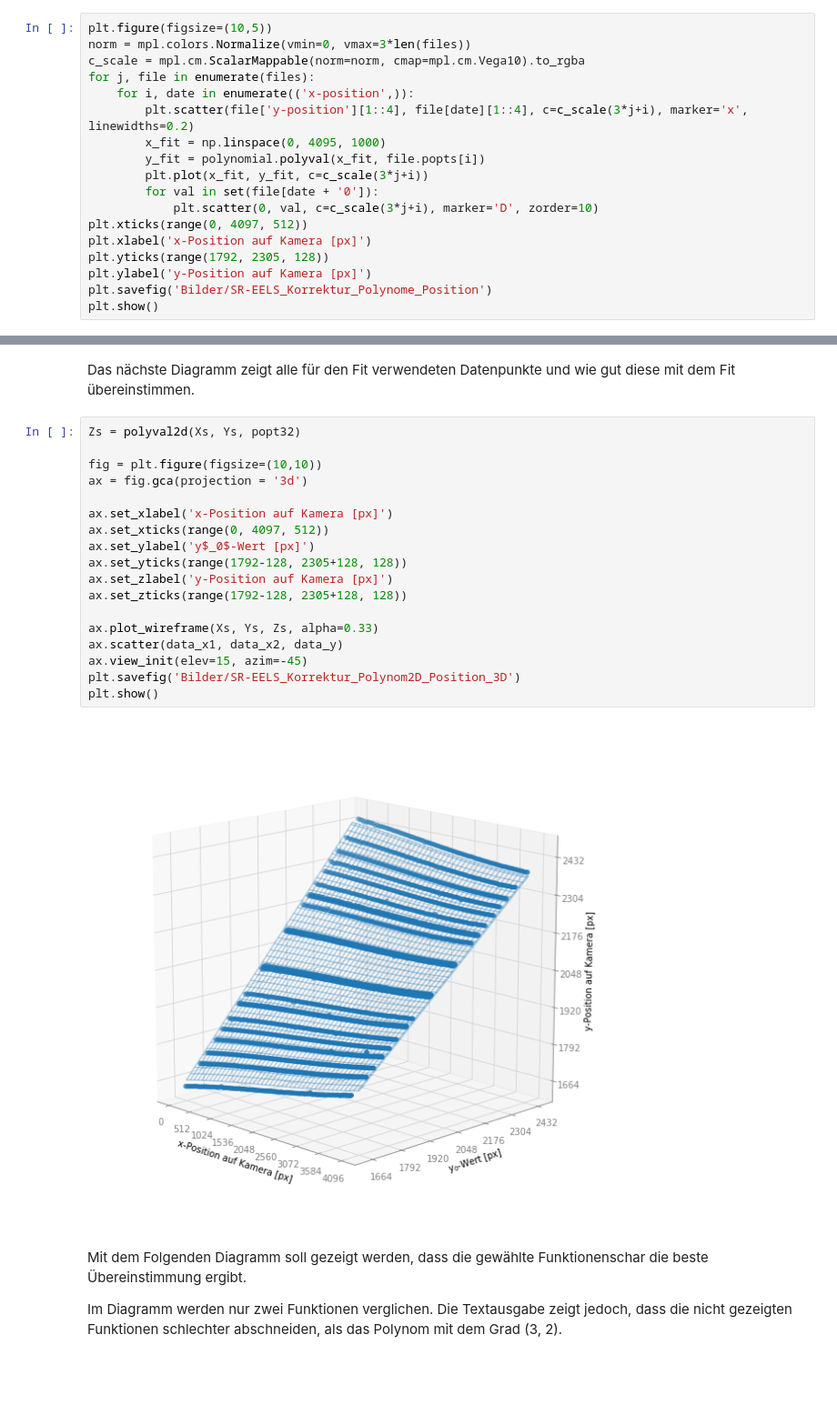
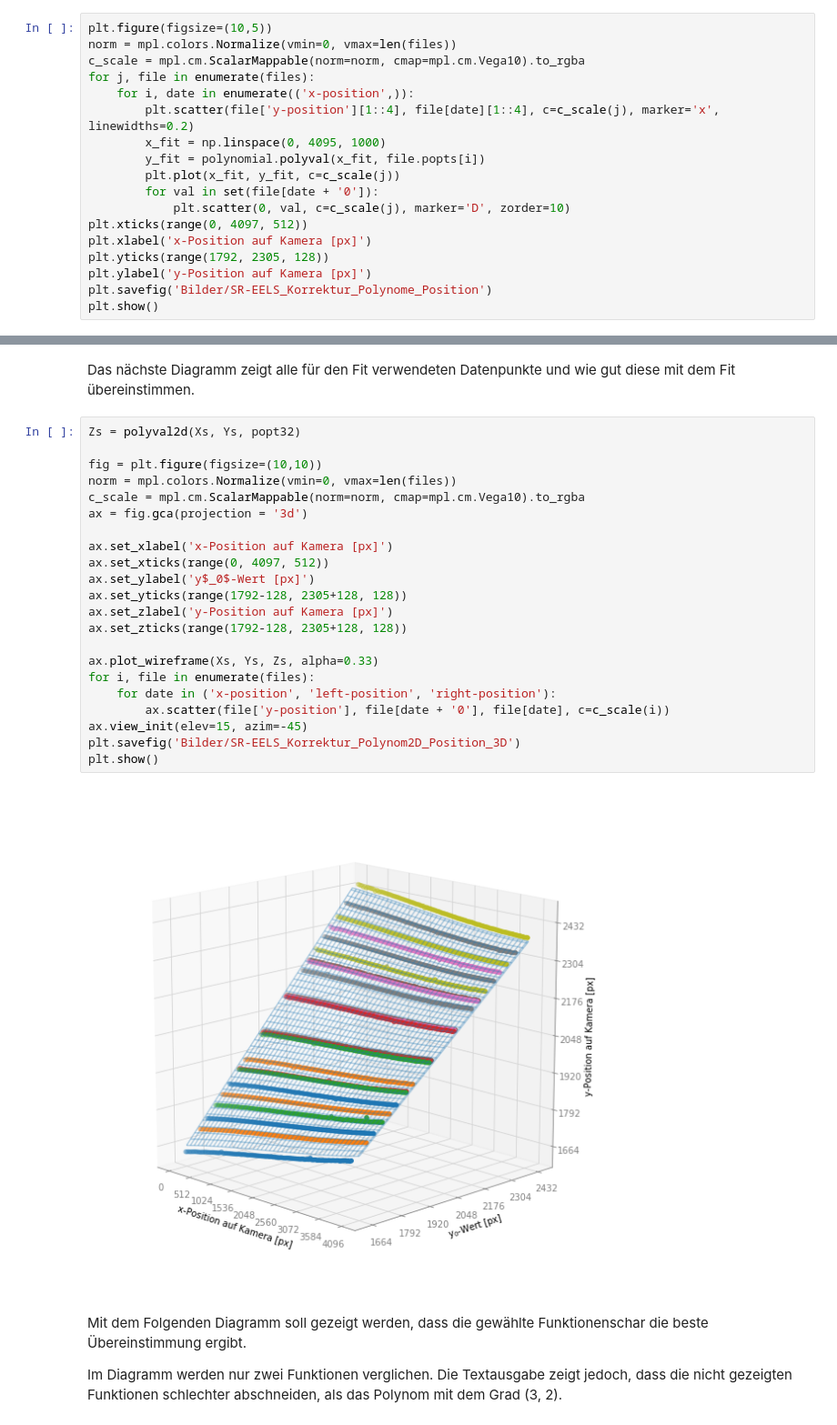
Before and after one commit to m-entrup/Dissertation, a Jupyter notebook: Jupyter-Notebooks/Kapitel3/SR-EELS-Korrektur.ipynb, the cells around one changed output, grey strips where cells are left out. Shown at 91% size. Saved outputs shown, nothing was run; the diff lists cells and outputs as text; blank space fills up the shorter version.

```diff
--- a/Jupyter-Notebooks/Kapitel3/SR-EELS-Korrektur.ipynb
+++ b/Jupyter-Notebooks/Kapitel3/SR-EELS-Korrektur.ipynb
@@ -75,16 +75,16 @@ for date in ('x-position', 'left-position', 'right-position'):
 Das Diagramm zeigt nur die Datenpunkte für das Zentrum der Spektren. Außerdem wird nur jeder 4te Datenpunkt angezeigt. Als Kurve ist ist das Polynom 3ten Grades zu sehen, welches zuvor bestimmt wurde. Durch Rauten sind die Schnittpukte mit der y-Achse markiert.
 # %%
 plt.figure(figsize=(10,5))
-norm = mpl.colors.Normalize(vmin=0, vmax=3*len(files))
+norm = mpl.colors.Normalize(vmin=0, vmax=len(files))
 c_scale = mpl.cm.ScalarMappable(norm=norm, cmap=mpl.cm.Vega10).to_rgba
 for j, file in enumerate(files):
     for i, date in enumerate(('x-position',)):
-        plt.scatter(file['y-position'][1::4], file[date][1::4], c=c_scale(3*j+i), marker='x', linewidths=0.2)
+        plt.scatter(file['y-position'][1::4], file[date][1::4], c=c_scale(j), marker='x', linewidths=0.2)
         x_fit = np.linspace(0, 4095, 1000)
         y_fit = polynomial.polyval(x_fit, file.popts[i])
-        plt.plot(x_fit, y_fit, c=c_scale(3*j+i))
+        plt.plot(x_fit, y_fit, c=c_scale(j))
         for val in set(file[date + '0']):
-            plt.scatter(0, val, c=c_scale(3*j+i), marker='D', zorder=10)
+            plt.scatter(0, val, c=c_scale(j), marker='D', zorder=10)
 plt.xticks(range(0, 4097, 512))
 plt.xlabel('x-Position auf Kamera [px]')
 plt.yticks(range(1792, 2305, 128))
@@ -201,23 +201,27 @@ Das nächste Diagramm zeigt alle für den Fit verwendeten Datenpunkte und wie gu
 # %%
 Zs = polyval2d(Xs, Ys, popt32)
 
 fig = plt.figure(figsize=(10,10))
+norm = mpl.colors.Normalize(vmin=0, vmax=len(files))
+c_scale = mpl.cm.ScalarMappable(norm=norm, cmap=mpl.cm.Vega10).to_rgba
 ax = fig.gca(projection = '3d')
 
 ax.set_xlabel('x-Position auf Kamera [px]')
 ax.set_xticks(range(0, 4097, 512))
 ax.set_ylabel('y$_0$-Wert [px]')
 ax.set_yticks(range(1792-128, 2305+128, 128))
 ax.set_zlabel('y-Position auf Kamera [px]')
 ax.set_zticks(range(1792-128, 2305+128, 128))
 
 ax.plot_wireframe(Xs, Ys, Zs, alpha=0.33)
-ax.scatter(data_x1, data_x2, data_y)
+for i, file in enumerate(files):
+    for date in ('x-position', 'left-position', 'right-position'):
+        ax.scatter(file['y-position'], file[date + '0'], file[date], c=c_scale(i))
 ax.view_init(elev=15, azim=-45)
 plt.savefig('Bilder/SR-EELS_Korrektur_Polynom2D_Position_3D')
 plt.show()
 # %% [output]
-[figure, old version]
+[figure, new version]
 # %% [markdown]
 Mit dem Folgenden Diagramm soll gezeigt werden, dass die gewählte Funktionenschar die beste Übereinstimmung ergibt.
 
```
Also changed, not shown: parts of 1 cell of this notebook, 6 other files.
